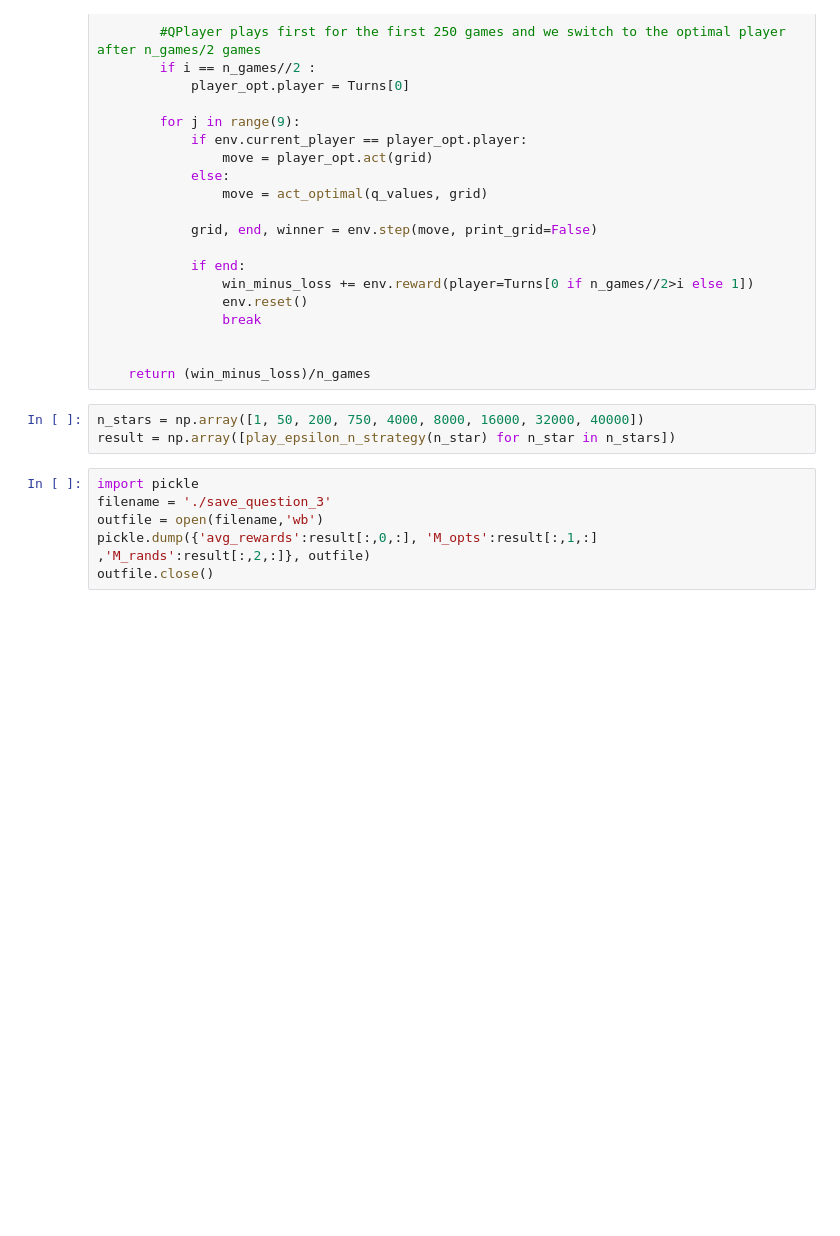
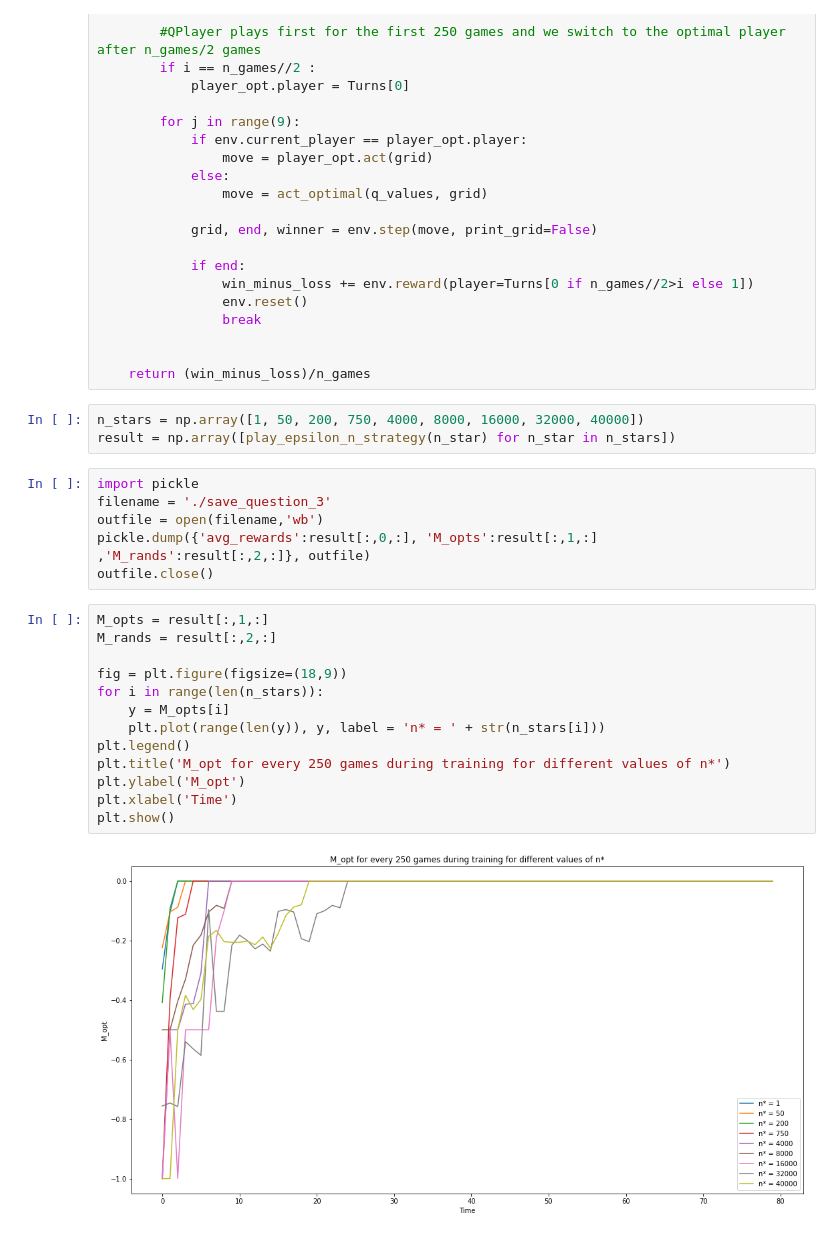
Before and after one commit to thurgarion2/tictactoe, a Jupyter notebook: question_3.ipynb, the cells around one changed output. Saved outputs shown, nothing was run; the diff lists cells and outputs as text; blank space fills up the shorter version.

```diff
--- a/question_3.ipynb
+++ b/question_3.ipynb
@@ -156,3 +156,18 @@ filename = './save_question_3'
 outfile = open(filename,'wb')
 pickle.dump({'avg_rewards':result[:,0,:], 'M_opts':result[:,1,:] ,'M_rands':result[:,2,:]}, outfile)
 outfile.close()
+# %%
+M_opts = result[:,1,:]
+M_rands = result[:,2,:]
+
+fig = plt.figure(figsize=(18,9))
+for i in range(len(n_stars)):
+    y = M_opts[i]
+    plt.plot(range(len(y)), y, label = 'n* = ' + str(n_stars[i]))
+plt.legend()
+plt.title('M_opt for every 250 games during training for different values of n*')
+plt.ylabel('M_opt')
+plt.xlabel('Time')
+plt.show()
+# %% [output]
+[figure, added]
```
Also changed, not shown: parts of 3 cells of this notebook, 8 other files.
